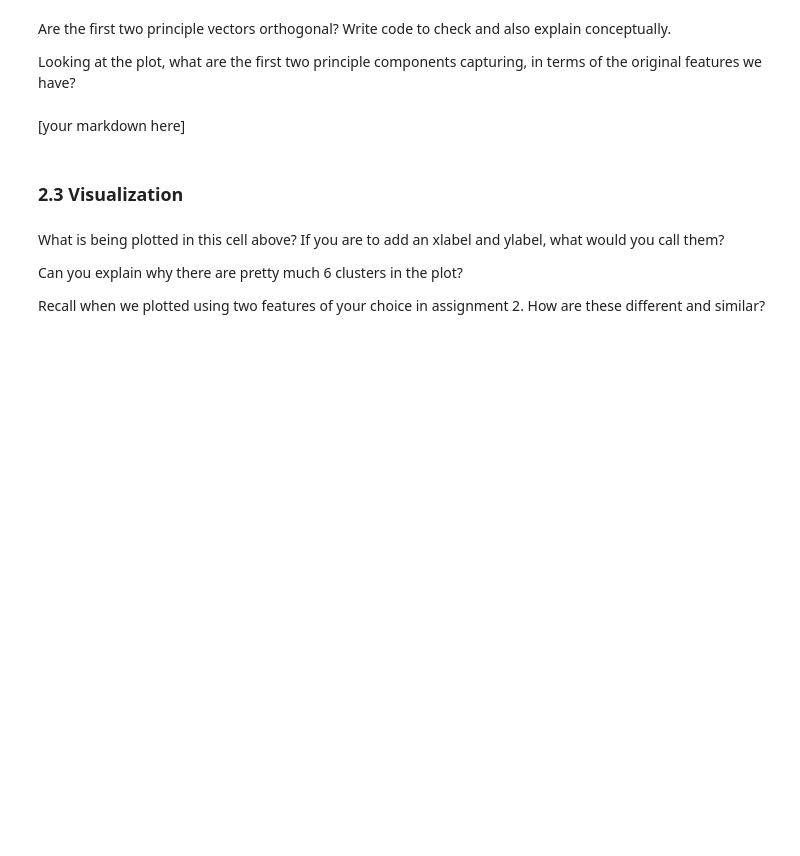
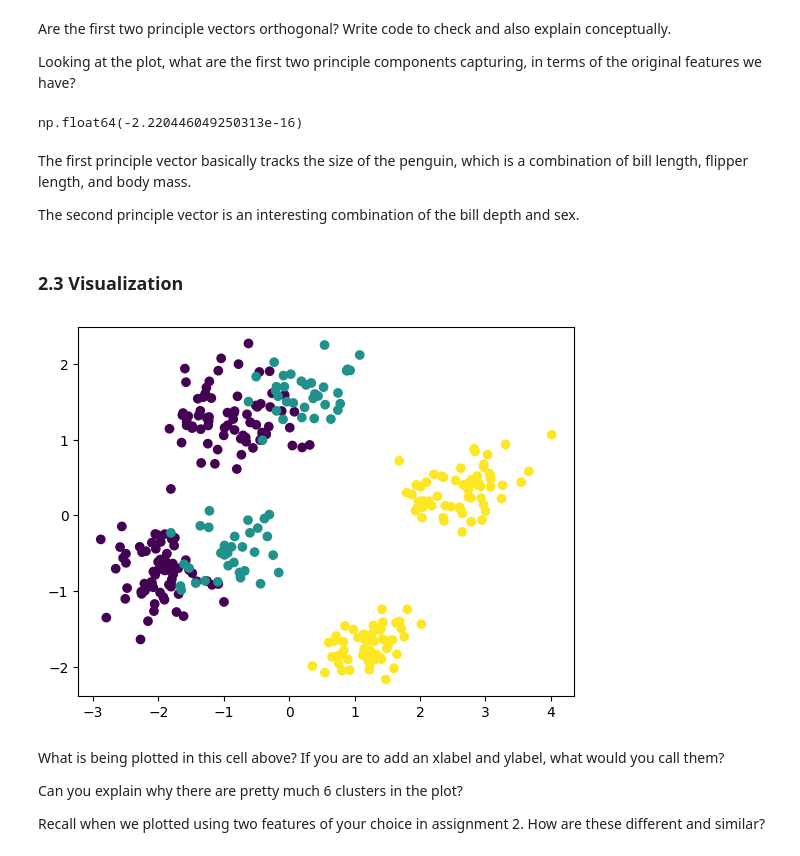
Before and after one commit to shashankd98/Binary_BH, a Jupyter notebook: assignments/assn3/assn3.ipynb, the cells around one changed output. Saved outputs shown, nothing was run; the diff lists cells and outputs as text; code cells hidden in the pictures; blank space fills up the shorter version.

```diff
--- a/assignments/assn3/assn3.ipynb
+++ b/assignments/assn3/assn3.ipynb
@@ -467,15 +467,22 @@ Are the first two principle vectors orthogonal? Write code to check and also exp
 Looking at the plot, what are the first two principle components capturing, in terms of the original features we have?
 # %%
 # your code here
+np.dot(pv1,pv2)
+# %% [output]
+np.float64(-2.220446049250313e-16)
-# %% [markdown]
-[your markdown here]
+# %% [markdown]
+The first principle vector basically tracks the size of the penguin, which is a combination of bill length, flipper length, and body mass.
+
+The second principle vector is an interesting combination of the bill depth and sex.
 # %% [markdown]
 ### 2.3 Visualization
 # %%
 # just run this cell
 
-plt.scatter(principalX.iloc[:, 0], principalX.iloc[:, 1], c = y)
+plt.scatter(pcs[:, 0], pcs[:, 1], c = y)
 plt.show()
+# %% [output]
+[figure, added]
 # %% [markdown]
 What is being plotted in this cell above? If you are to add an xlabel and ylabel, what would you call them?
 
```
Also changed, not shown: parts of 4 cells of this notebook.
